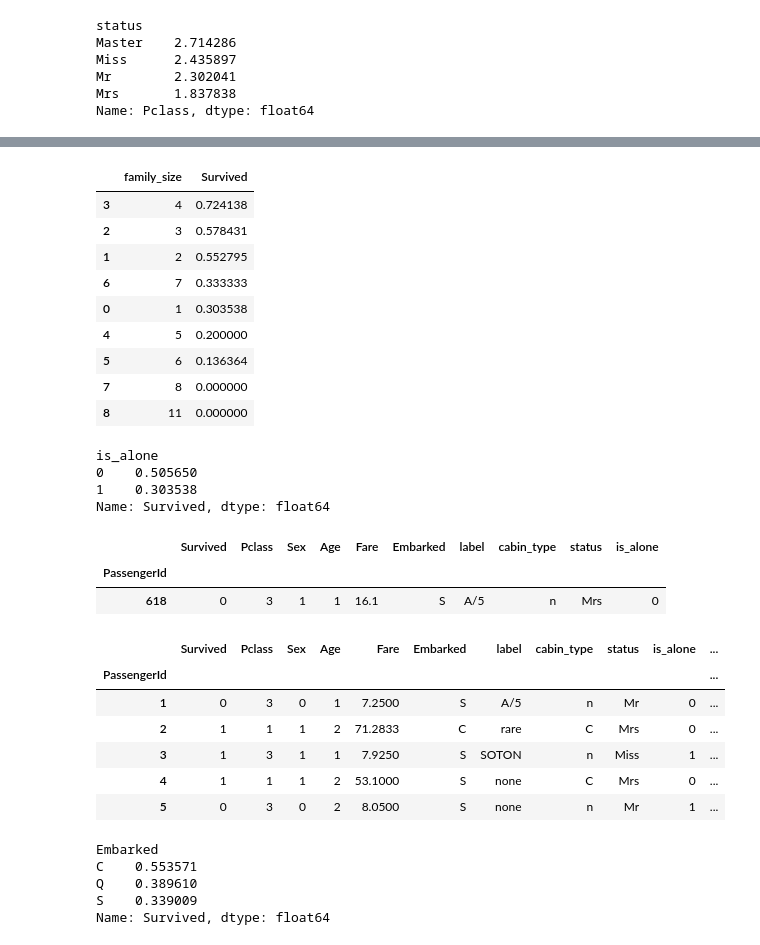
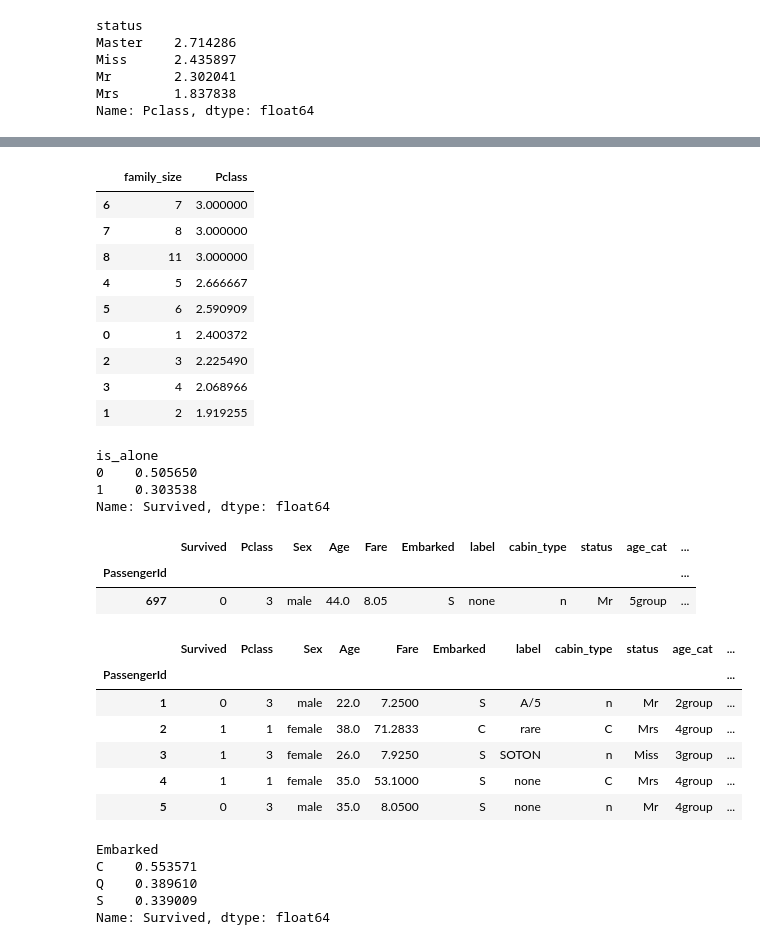
Before and after one commit to KuBaN658/kaggle, a Jupyter notebook: titanic/data_processing.ipynb, the cells around one changed output, grey strips where cells are left out. Cells and saved outputs as stored; diff of their text form; code cells hidden in the pictures.

```diff
--- a/titanic/data_processing.ipynb
+++ b/titanic/data_processing.ipynb
@@ -184,4 +177,0 @@ X_train.sample()
-# %%
-for X in twix:
-    X['Sex'] = X.Sex.map({'female': 1, 'male': 0})
-X_train.sample()
@@ -202,5 +188,7 @@ Sex  Pclass
 Name: Age, dtype: float64
 # %%
+np.random.seed(123)
 for X in twix:
     for index, value in X.groupby(['Sex', 'Pclass']).Age.median().items():
-        X.loc[(X['Sex'] == index[0]) & (X['Pclass'] == index[1]) & (X.Age.isna()), 'Age'] = value
+        temp = X.loc[(X['Sex'] == index[0]) & (X['Pclass'] == index[1]) & (X.Age.isna()), 'Age']
+        X.loc[(X['Sex'] == index[0]) & (X['Pclass'] == index[1]) & (X.Age.isna()), 'Age'] = value + (X.loc[(X['Sex'] == index[0]) & (X['Pclass'] == index[1]), 'Age'].std() / 5) * np.random.randn(temp.size)
@@ -207,9 +200,6 @@ for X in twix:
 # %%
-X_train['age_group'] = pd.cut(X_train.Age, 5)
+X_train['age_group'] = pd.cut(X_train.Age, 9)
 intervals = list(X_train[['age_group', 'Survived']].groupby(['age_group']).mean().index)
 for i, interval in enumerate(intervals):
     for X in twix:
-        X.loc[(X['Age'] >= int(interval.left)) & (X['Age'] <= int(interval.right)), 'Age'] = i
+        X.loc[(X['Age'] >= int(interval.left)) & (X['Age'] <= int(interval.right)), 'age_cat'] = f'{i}group'
-# %%
-for X in twix:
-    X.Age = X.Age.astype(np.int32)
@@ -235,20 +218,20 @@ X_train.drop('age_group', axis=1, inplace=True)
 # %%
 for X in twix:
     X['family_size'] = X['SibSp'] + X['Parch'] + 1
 
-(X_train[['family_size', 'Survived']].groupby('family_size', as_index=False)
- .mean().sort_values(by='Survived', ascending=False))
+(X_train.groupby('family_size', as_index=False).Pclass
+ .mean().sort_values(by='Pclass', ascending=False))
 # %% [output]
-|  | family_size | Survived |
-| 3 | 4 | 0.724138 |
-| 2 | 3 | 0.578431 |
-| 1 | 2 | 0.552795 |
-| 6 | 7 | 0.333333 |
-| 0 | 1 | 0.303538 |
-| 4 | 5 | 0.200000 |
-| 5 | 6 | 0.136364 |
-| 7 | 8 | 0.000000 |
-| 8 | 11 | 0.000000 |
+|  | family_size | Pclass |
+| 6 | 7 | 3.000000 |
+| 7 | 8 | 3.000000 |
+| 8 | 11 | 3.000000 |
+| 4 | 5 | 2.666667 |
+| 5 | 6 | 2.590909 |
+| 0 | 1 | 2.400372 |
+| 2 | 3 | 2.225490 |
+| 3 | 4 | 2.068966 |
+| 1 | 2 | 1.919255 |
 # %%
 for X in twix:
     X['is_alone'] = np.where(X.family_size == 1, 1, 0)
@@ -263,18 +246,18 @@ for X in twix:
     X.drop(['Parch', 'SibSp', 'family_size'], axis=1, inplace=True)
 X_train.sample()
 # %% [output]
-|  | Survived | Pclass | Sex | Age | Fare | Embarked | label | cabin_type | status | is_alone |
-| PassengerId |  |  |  |  |  |  |  |  |  |  |
-| 618 | 0 | 3 | 1 | 1 | 16.1 | S | A/5 | n | Mrs | 0 |
+|  | Survived | Pclass | Sex | Age | Fare | Embarked | label | cabin_type | status | age_cat | ... |
+| PassengerId |  |  |  |  |  |  |  |  |  |  | ... |
+| 697 | 0 | 3 | male | 44.0 | 8.05 | S | none | n | Mr | 5group | ... |
 # %%
 for X in twix:
     X['age*class'] = X['Age'] * X['Pclass']
 X_train.head()
 # %% [output]
-|  | Survived | Pclass | Sex | Age | Fare | Embarked | label | cabin_type | status | is_alone | ... |
+|  | Survived | Pclass | Sex | Age | Fare | Embarked | label | cabin_type | status | age_cat | ... |
 | PassengerId |  |  |  |  |  |  |  |  |  |  | ... |
-| 1 | 0 | 3 | 0 | 1 | 7.2500 | S | A/5 | n | Mr | 0 | ... |
-| 2 | 1 | 1 | 1 | 2 | 71.2833 | C | rare | C | Mrs | 0 | ... |
-| 3 | 1 | 3 | 1 | 1 | 7.9250 | S | SOTON | n | Miss | 1 | ... |
-| 4 | 1 | 1 | 1 | 2 | 53.1000 | S | none | C | Mrs | 0 | ... |
-| 5 | 0 | 3 | 0 | 2 | 8.0500 | S | none | n | Mr | 1 | ... |
+| 1 | 0 | 3 | male | 22.0 | 7.2500 | S | A/5 | n | Mr | 2group | ... |
+| 2 | 1 | 1 | female | 38.0 | 71.2833 | C | rare | C | Mrs | 4group | ... |
+| 3 | 1 | 3 | female | 26.0 | 7.9250 | S | SOTON | n | Miss | 3group | ... |
+| 4 | 1 | 1 | female | 35.0 | 53.1000 | S | none | C | Mrs | 4group | ... |
+| 5 | 0 | 3 | male | 35.0 | 8.0500 | S | none | n | Mr | 4group | ... |
```
Also changed, not shown: parts of 17 cells of this notebook, 5 other files.
